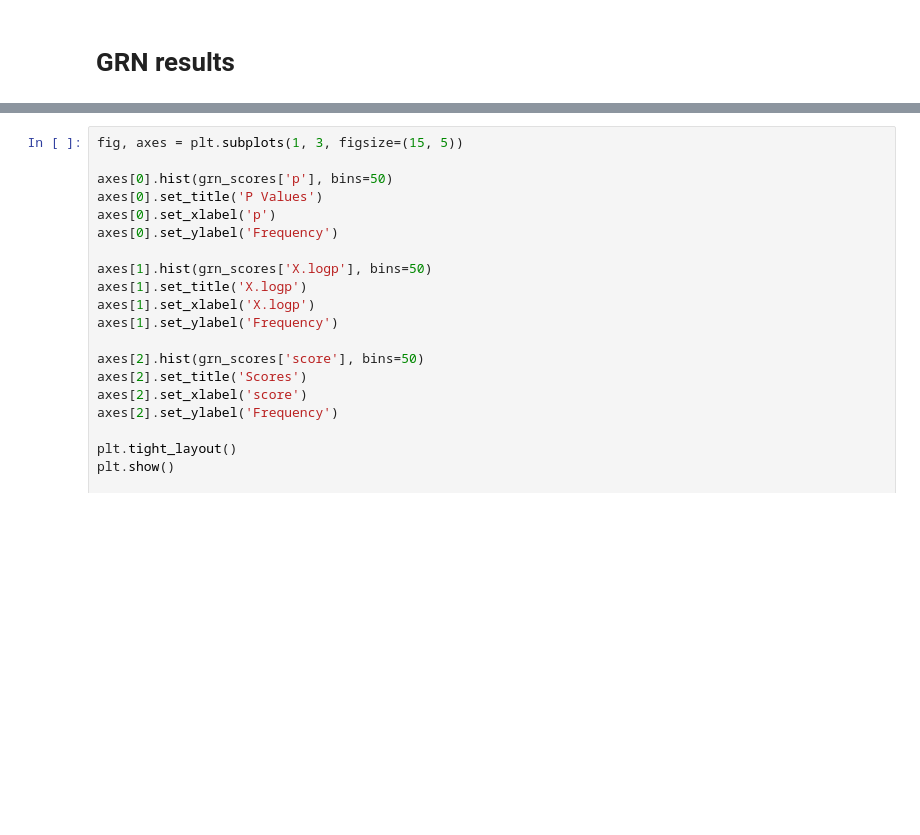
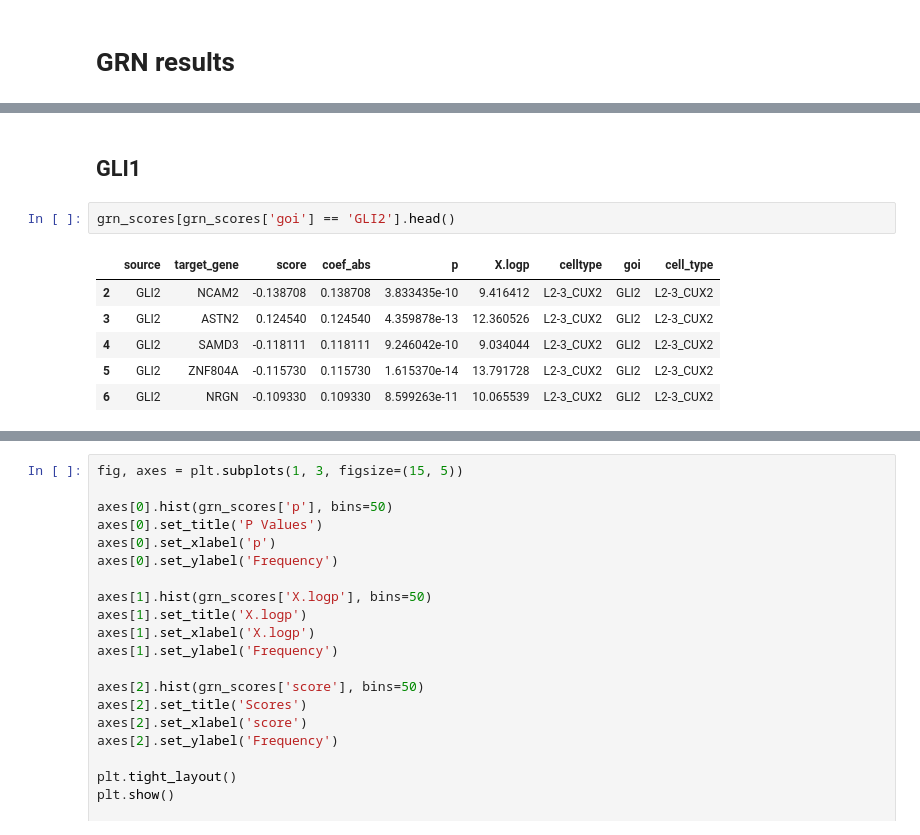
Before and after one commit to michal7kw/GeneScore, a Jupyter notebook: trimmed_GRN_derivation/10_examin_results.ipynb, the cells around one changed output, grey strips where cells are left out. Saved outputs shown, nothing was run; the diff lists cells and outputs as text; blank space fills up the shorter version.

```diff
--- a/trimmed_GRN_derivation/10_examin_results.ipynb
+++ b/trimmed_GRN_derivation/10_examin_results.ipynb
@@ -170,0 +190,11 @@ GRN scores sample:
+# %% [markdown]
+## GLI1
+# %%
+grn_scores[grn_scores['goi'] == 'GLI2'].head()
+# %% [output]
+|  | source | target_gene | score | coef_abs | p | X.logp | celltype | goi | cell_type |
+| 2 | GLI2 | NCAM2 | -0.138708 | 0.138708 | 3.833435e-10 | 9.416412 | L2-3_CUX2 | GLI2 | L2-3_CUX2 |
+| 3 | GLI2 | ASTN2 | 0.124540 | 0.124540 | 4.359878e-13 | 12.360526 | L2-3_CUX2 | GLI2 | L2-3_CUX2 |
+| 4 | GLI2 | SAMD3 | -0.118111 | 0.118111 | 9.246042e-10 | 9.034044 | L2-3_CUX2 | GLI2 | L2-3_CUX2 |
+| 5 | GLI2 | ZNF804A | -0.115730 | 0.115730 | 1.615370e-14 | 13.791728 | L2-3_CUX2 | GLI2 | L2-3_CUX2 |
+| 6 | GLI2 | NRGN | -0.109330 | 0.109330 | 8.599263e-11 | 10.065539 | L2-3_CUX2 | GLI2 | L2-3_CUX2 |
```
Also changed, not shown: parts of 17 cells of this notebook, 11 other files.
